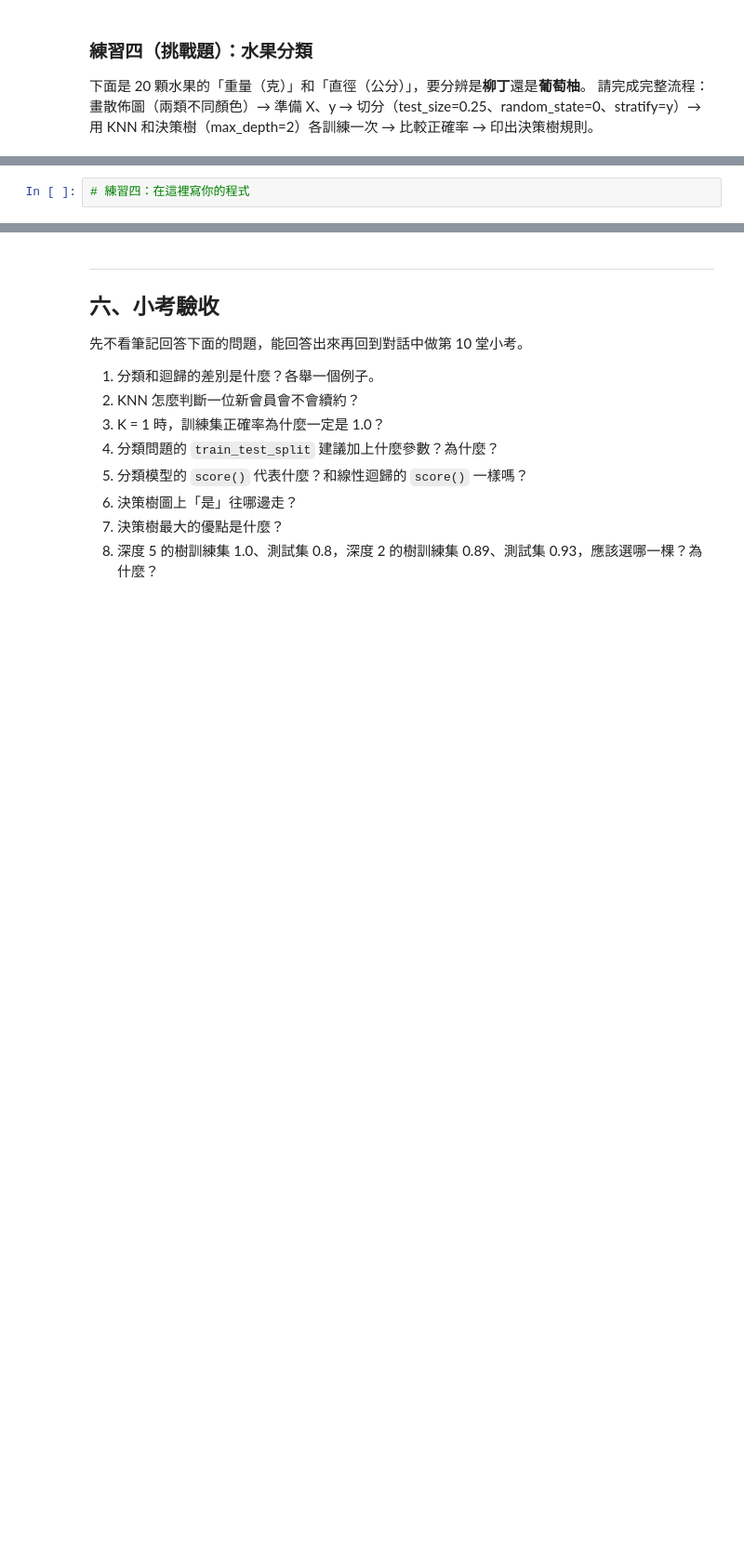
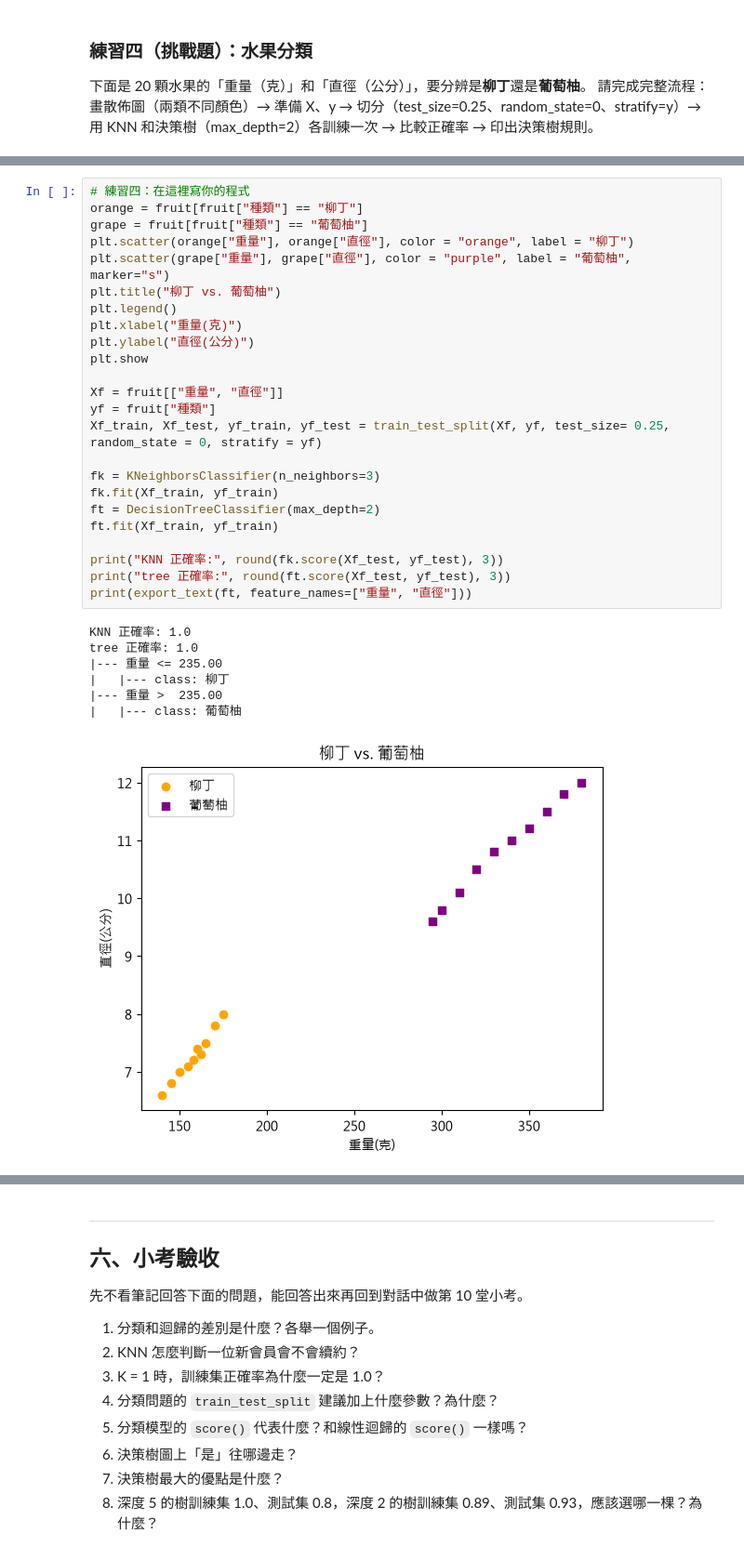
Before and after one commit to finnySun/Machine_learning, a Jupyter notebook: Step2_Build_a_machine_learning_model/lesson10_分類模型.ipynb, the cells around one changed output, grey strips where cells are left out. Shown at 93% size. Drawn from its saved outputs; the diff is of its cells as text; folded sections open; blank space fills up the shorter version.

```diff
--- a/Step2_Build_a_machine_learning_model/lesson10_分類模型.ipynb
+++ b/Step2_Build_a_machine_learning_model/lesson10_分類模型.ipynb
@@ -670,5 +755,35 @@ print(fruit["種類"].value_counts())
 # %%
 # 練習四：在這裡寫你的程式
+orange = fruit[fruit["種類"] == "柳丁"]
+grape = fruit[fruit["種類"] == "葡萄柚"]
+plt.scatter(orange["重量"], orange["直徑"], color = "orange", label = "柳丁")
+plt.scatter(grape["重量"], grape["直徑"], color = "purple", label = "葡萄柚", marker="s")
+plt.title("柳丁 vs. 葡萄柚")
+plt.legend()
+plt.xlabel("重量(克)")
+plt.ylabel("直徑(公分)")
+plt.show
+
+Xf = fruit[["重量", "直徑"]]
+yf = fruit["種類"]
+Xf_train, Xf_test, yf_train, yf_test = train_test_split(Xf, yf, test_size= 0.25, random_state = 0, stratify = yf)
+
+fk = KNeighborsClassifier(n_neighbors=3)
+fk.fit(Xf_train, yf_train)
+ft = DecisionTreeClassifier(max_depth=2)
+ft.fit(Xf_train, yf_train)
+
+print("KNN 正確率:", round(fk.score(Xf_test, yf_test), 3))
+print("tree 正確率:", round(ft.score(Xf_test, yf_test), 3))
+print(export_text(ft, feature_names=["重量", "直徑"]))
+# %% [output]
+KNN 正確率: 1.0
+tree 正確率: 1.0
+|--- 重量 <= 235.00
+|   |--- class: 柳丁
+|--- 重量 >  235.00
+|   |--- class: 葡萄柚
+[figure, added]
 # %%
 # 練習四 參考解答
 orange = fruit[fruit["種類"] == "柳丁"]
```
Also changed, not shown: parts of 12 cells of this notebook, 1 other file.
